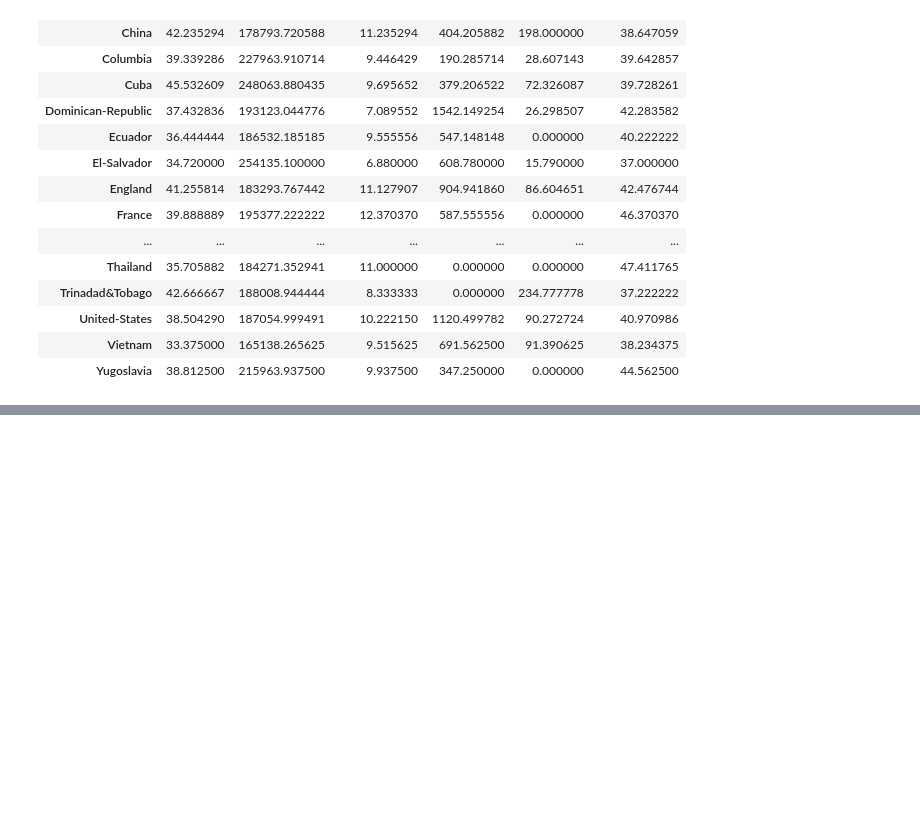
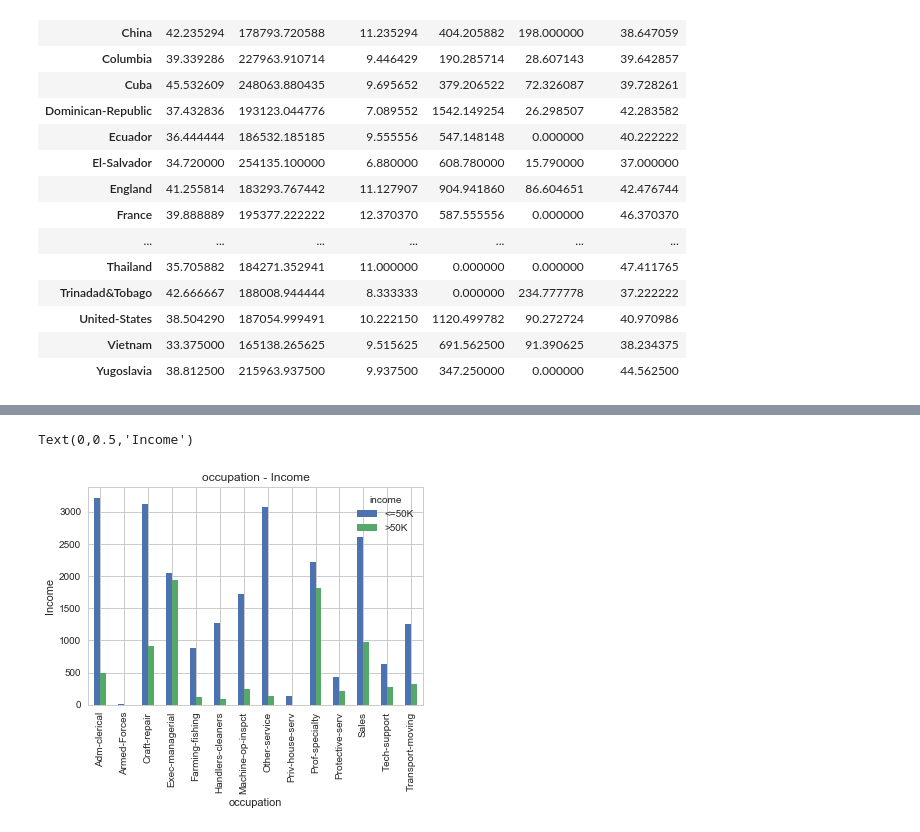
Before and after one commit to fepineda/AnalisisCensos, a Jupyter notebook: RegresionLogisticav2.ipynb, the cells around one changed output, grey strips where cells are left out. Drawn from its saved outputs; the diff is of its cells as text; code cells hidden in the pictures; blank space fills up the shorter version.

```diff
--- a/RegresionLogisticav2.ipynb
+++ b/RegresionLogisticav2.ipynb
@@ -199,0 +231,9 @@ data_limpia.groupby("native.country").mean()
+# %%
+#Occupation vs income para ver cual afecta mas, al ser muy alta puede ser un buen predictor
+pd.crosstab(data_limpia["occupation"] , data_limpia.income).plot(kind="bar")
+plt.title("occupation - Income")
+plt.xlabel("occupation")
+plt.ylabel("Income")
+# %% [output]
+Text(0,0.5,'Income')
+[figure, added]
```
Also changed, not shown: parts of 7 cells of this notebook.
